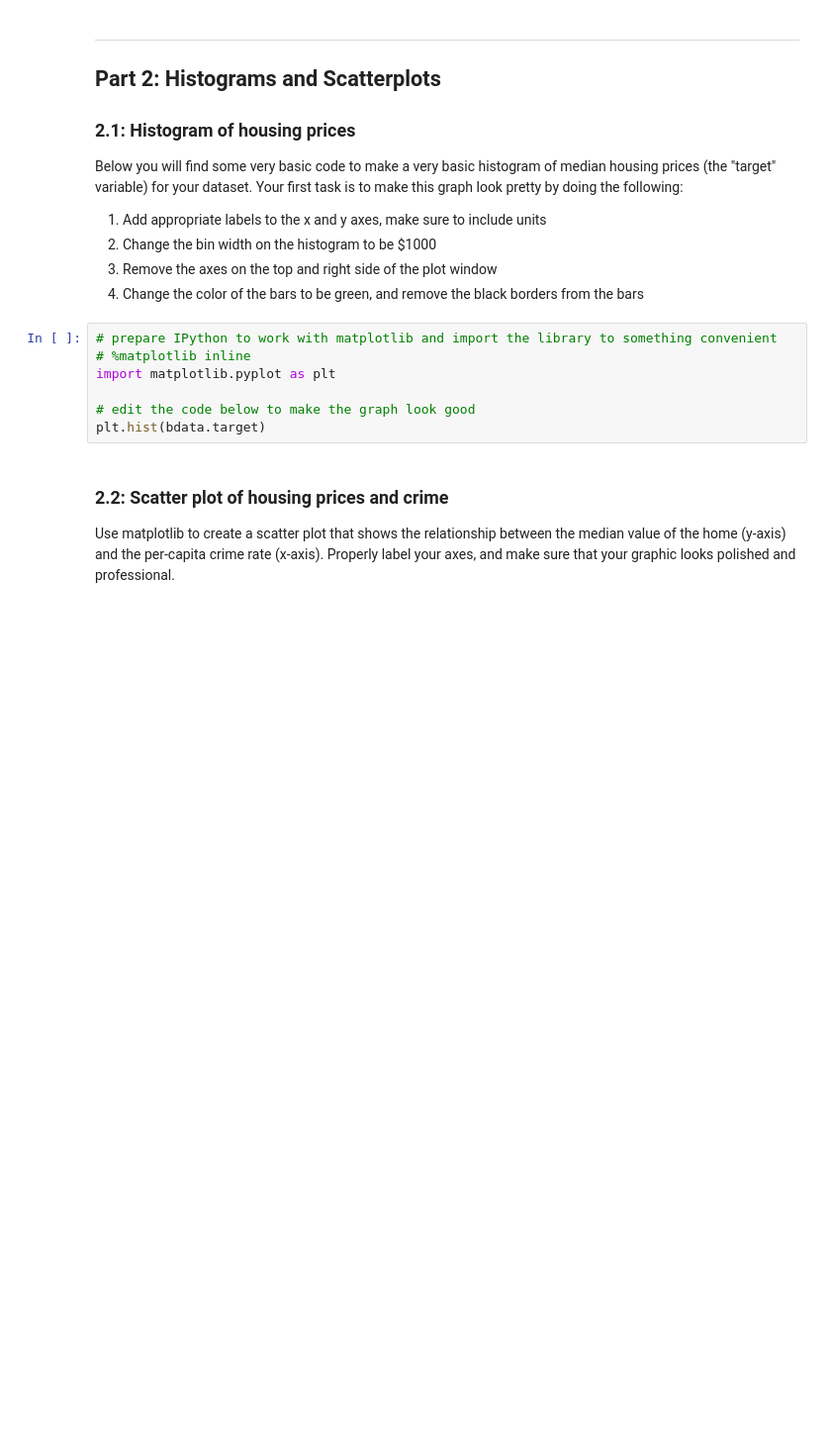
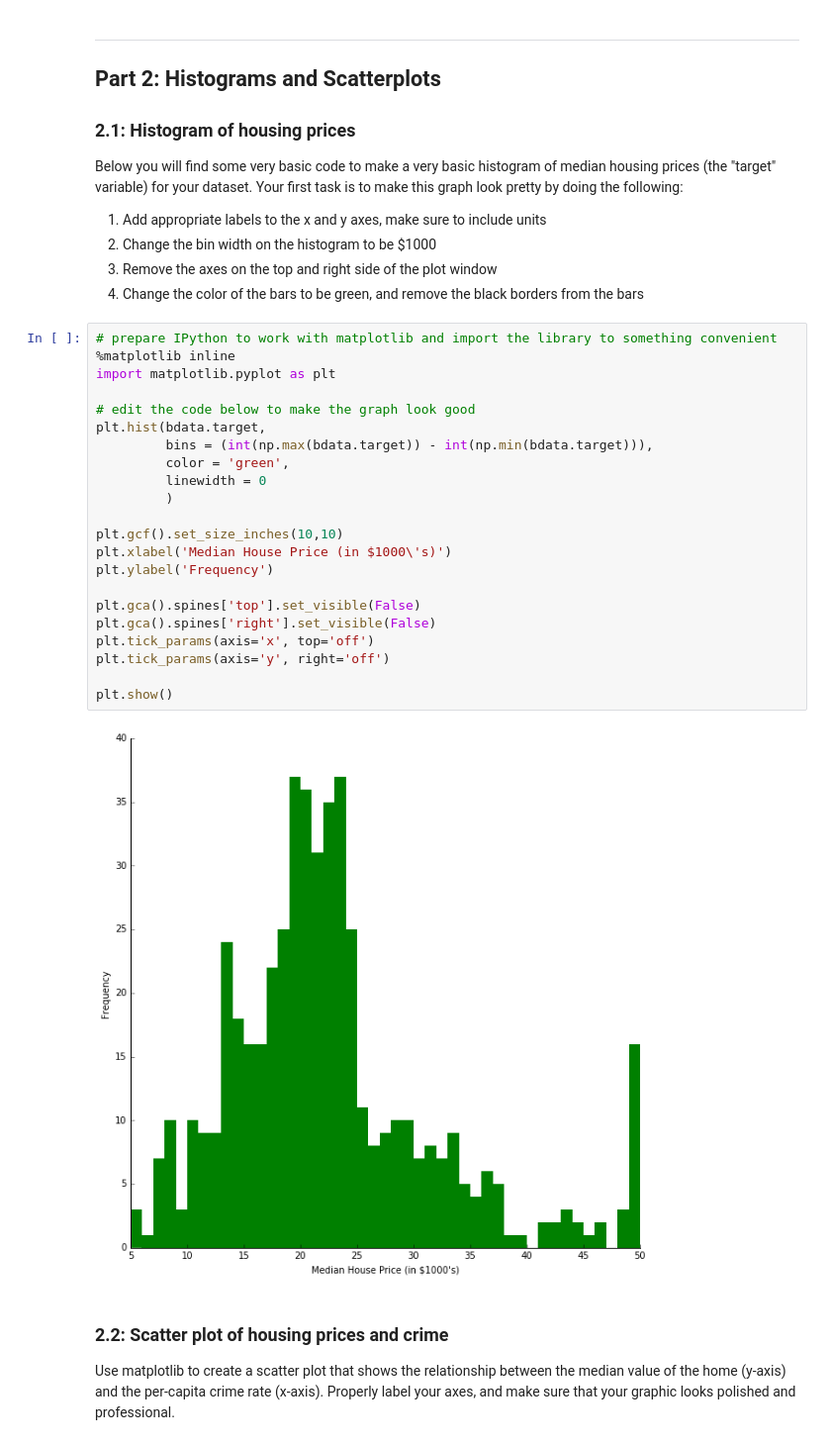
Before and after one commit to Raktos/info371-ps1, a Jupyter notebook: HO_JASON-INFO371-PS1.ipynb, the cells around one changed output. Shown at 99% size. Drawn from its saved outputs; the diff is of its cells as text; blank space fills up the shorter version.

```diff
--- a/HO_JASON-INFO371-PS1.ipynb
+++ b/HO_JASON-INFO371-PS1.ipynb
@@ -168,11 +288,28 @@ Below you will find some very basic code to make a very basic histogram of media
 4. Change the color of the bars to be green, and remove the black borders from the bars
 # %%
 # prepare IPython to work with matplotlib and import the library to something convenient
-# %matplotlib inline
+%matplotlib inline
 import matplotlib.pyplot as plt
 
 # edit the code below to make the graph look good
-plt.hist(bdata.target)
+plt.hist(bdata.target,
+         bins = (int(np.max(bdata.target)) - int(np.min(bdata.target))),
+         color = 'green',
+         linewidth = 0
+         )
+
+plt.gcf().set_size_inches(10,10)
+plt.xlabel('Median House Price (in $1000\'s)')
+plt.ylabel('Frequency')
+
+plt.gca().spines['top'].set_visible(False)
+plt.gca().spines['right'].set_visible(False)
+plt.tick_params(axis='x', top='off')
+plt.tick_params(axis='y', right='off')
+
+plt.show()
+# %% [output]
+[figure, added]
 # %% [markdown]
 ### 2.2: Scatter plot of housing prices and crime
 
```
Also changed, not shown: parts of 25 cells of this notebook, 1 other file.
